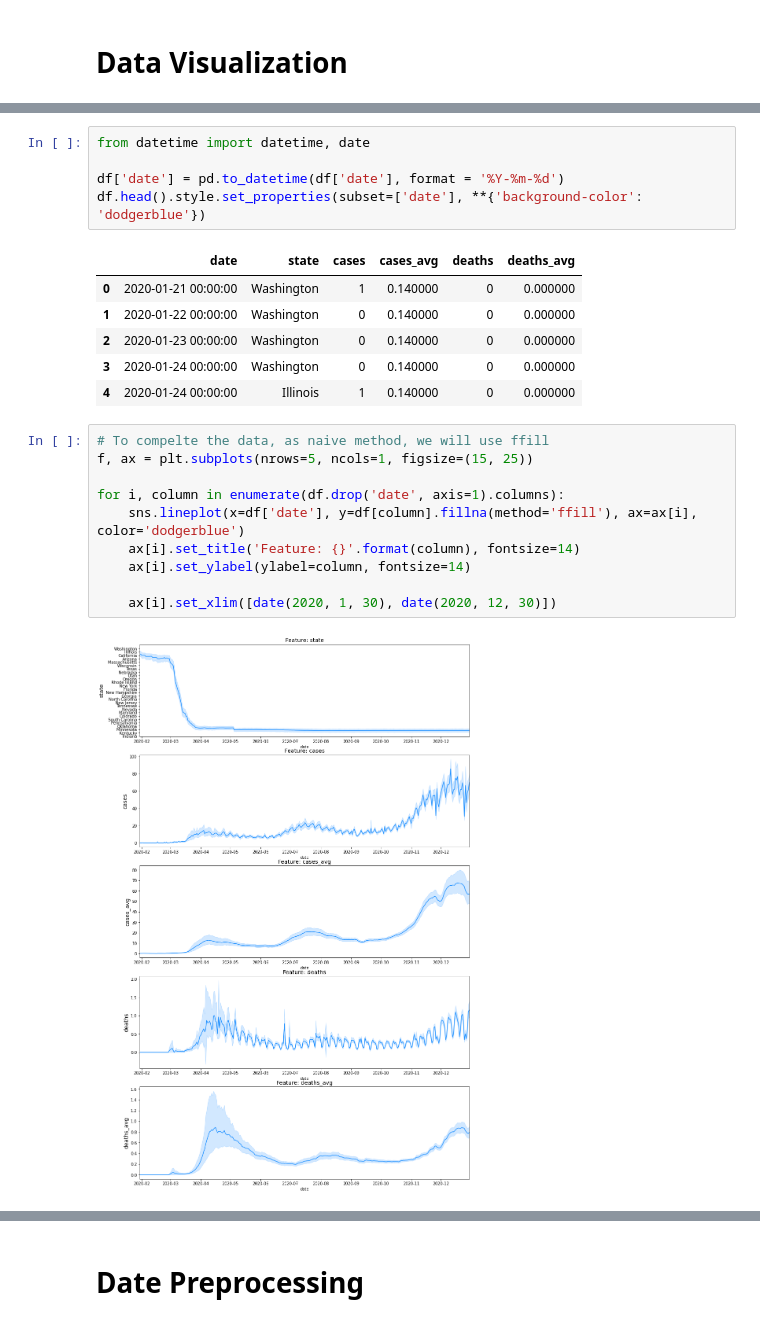
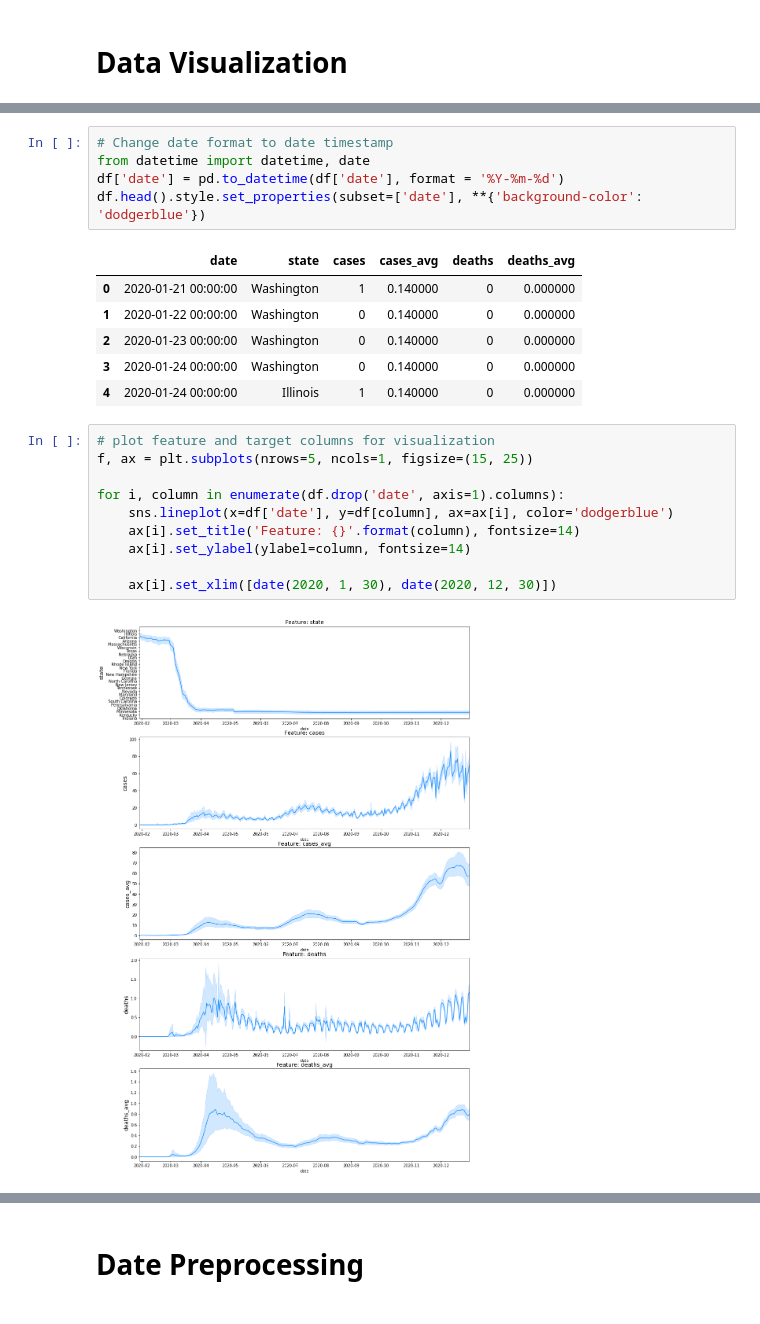
Before and after one commit to SravaniKatlaganti/TimeSeriesAnalysisOfCOVID19, a Jupyter notebook: Covid19.ipynb, the cells around one changed output, grey strips where cells are left out. Cells and saved outputs as stored; diff of their text form.

```diff
--- a/Covid19.ipynb
+++ b/Covid19.ipynb
@@ -51,8 +49,8 @@ df.head()
 | 3 | 2020-01-24 | Washington | 0 | 0.14 | 0 | 0.0 |
 | 4 | 2020-01-24 | Illinois | 1 | 0.14 | 0 | 0.0 |
 # %%
+# Change date format to date timestamp
 from datetime import datetime, date
-
 df['date'] = pd.to_datetime(df['date'], format = '%Y-%m-%d')
 df.head().style.set_properties(subset=['date'], **{'background-color': 'dodgerblue'})
 # %% [output]
@@ -63,14 +61,14 @@ df.head().style.set_properties(subset=['date'], **{'background-color': 'dodgerbl
 | 3 | 2020-01-24 00:00:00 | Washington | 0 | 0.140000 | 0 | 0.000000 |
 | 4 | 2020-01-24 00:00:00 | Illinois | 1 | 0.140000 | 0 | 0.000000 |
 # %%
-# To compelte the data, as naive method, we will use ffill
+# plot feature and target columns for visualization
 f, ax = plt.subplots(nrows=5, ncols=1, figsize=(15, 25))
 
 for i, column in enumerate(df.drop('date', axis=1).columns):
-    sns.lineplot(x=df['date'], y=df[column].fillna(method='ffill'), ax=ax[i], color='dodgerblue')
+    sns.lineplot(x=df['date'], y=df[column], ax=ax[i], color='dodgerblue')
     ax[i].set_title('Feature: {}'.format(column), fontsize=14)
     ax[i].set_ylabel(ylabel=column, fontsize=14)
 
     ax[i].set_xlim([date(2020, 1, 30), date(2020, 12, 30)])
 # %% [output]
-[figure, old version]
+[figure, new version]
```
Also changed, not shown: parts of 79 cells of this notebook, 1 other file.
